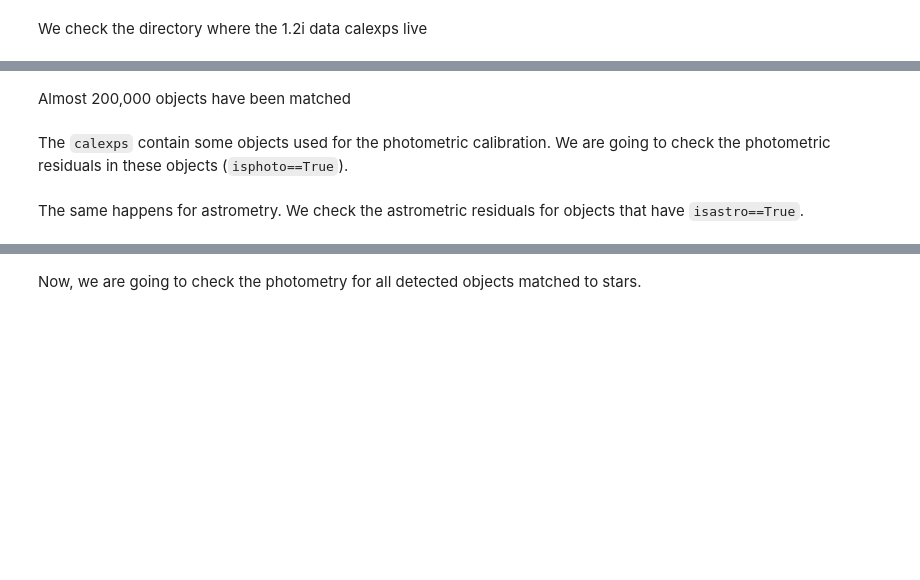
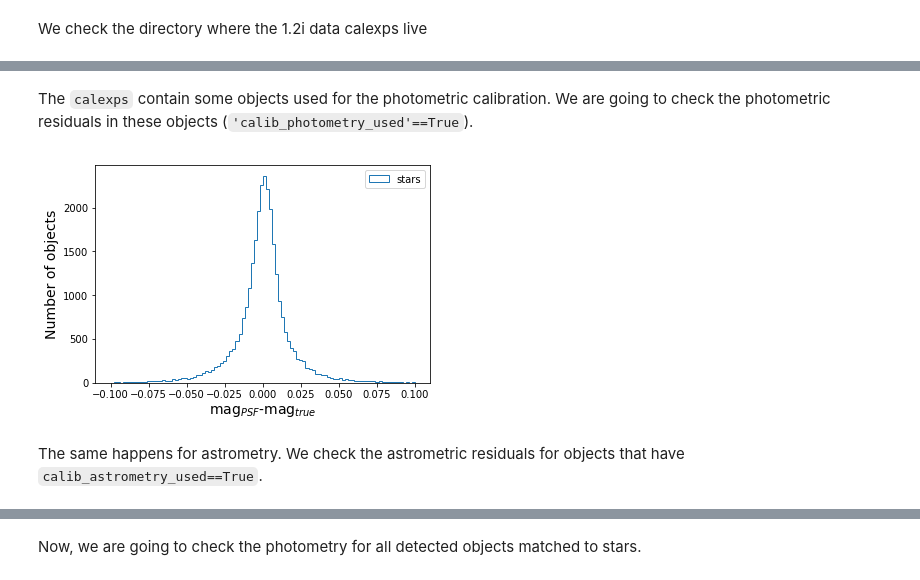
Before and after one commit to LSSTDESC/DC2-analysis, a Jupyter notebook: validation/DC2_calexp_src_validation_1p2.ipynb, the cells around one changed output, grey strips where cells are left out. Saved outputs shown, nothing was run; the diff lists cells and outputs as text; code cells hidden in the pictures; blank space fills up the shorter version.

```diff
--- a/validation/DC2_calexp_src_validation_1p2.ipynb
+++ b/validation/DC2_calexp_src_validation_1p2.ipynb
@@ -248,5 +134,10 @@ plt.ylabel('DEC [deg]')
+# %%
+import healpy as hp
+pixnums = hp.ang2pix(4096, np.pi/2-data_im['coord_dec'], data_im['coord_ra'])
+pixnums_true = hp.ang2pix(4096, np.pi/2.-np.radians(data['dec']), np.radians(data['ra']))
+in_footprint = np.in1d(pixnums_true, np.unique(pixnums))
 # %%
 # We only use objects in the true catalog that lie within the FOV
-ra_true = ra_true[in_footprint]
-dec_true = dec_true[in_footprint]
-mag_true = mag_true[in_footprint]
+ra_true = data['ra'][in_footprint]
+dec_true = data['dec'][in_footprint]
+mag_true = data['mag_r_lsst'][in_footprint]
@@ -330,12 +203,11 @@ def spatial_closest_mag_1band(ra_data,dec_data,mag_data,
             dist_out[i]=-99.
     return dist_out*3600., ids,matched
 # %%
-dd, ind_mag, matched = spatial_closest_mag_1band(ra_imsim[nchild_imsim==0],dec_imsim[nchild_imsim==0],mag_k_imsim[nchild_imsim==0],
-                              ra_true[mag_true<26],dec_true[mag_true<26],mag_true[mag_true<26],np.arange(np.count_nonzero(mag_true<26)),
-                              rmax=5,max_deltamag=1)
+dd, ind_mag, matched = spatial_closest_mag_1band(np.degrees(data_im['coord_ra']),
+                                                 np.degrees(data_im['coord_dec']),
+                                                 data_im['ext_photometryKron_KronFlux_mag'],
+                                                 ra_true,
+                                                 dec_true,
+                                                 mag_true,
+                                                 np.arange(len(ra_true)),
+                                                 rmax=5,max_deltamag=1)
-# %%
-_, ind_true, matched = spatial_closest_mag_1band(ra_imsim[nchild_imsim==0],dec_imsim[nchild_imsim==0],mag_k_imsim[nchild_imsim==0],
-                              ra_true[mag_true<26],dec_true[mag_true<26],mag_true[mag_true<26],data['object_id'],
-                              rmax=5,max_deltamag=1)
-# %% [markdown]
-Almost 200,000 objects have been matched
@@ -344,14 +214,15 @@ len(ind_mag)
 # %% [markdown]
-The `calexps` contain some objects used for the photometric calibration. We are going to check the photometric residuals in these objects (`isphoto==True`).
+The `calexps` contain some objects used for the photometric calibration. We are going to check the photometric residuals in these objects (`'calib_photometry_used'==True`).
 # %%
-plt.hist(mag_psf[nchild_imsim==0][(matched) & (isphoto[nchild_imsim==0]) &
-                                (data['star'][in_footprint][mag_true<26][ind_mag]==1)]-mag_true[mag_true<26][ind_mag][(matched) & (isphoto[nchild_imsim==0]) &
-                                                                                                                             (data['star'][in_footprint][mag_true<26][ind_mag]==1)],range=(-0.1,0.1),bins=100, histtype='step',label='stars')
-plt.hist(mag_psf[nchild_imsim==0][(matched) & (isphoto[nchild_imsim==0]) &
-                                   (data['star'][in_footprint][mag_true<26][ind_mag]==0)]-mag_true[mag_true<26][ind_mag][(matched) &
-                                                                                                                                (isphoto[nchild_imsim==0]) & (data['star'][in_footprint][mag_true<26][ind_mag]==0)],range=(-0.1,0.1),bins=100, histtype='step',label='galaxies')
+isphoto = data_im['calib_photometry_used']
+mag_psf = data_im['base_PsfFlux_mag']
+data_mask = (matched) & (isphoto) & (data['star'][in_footprint][ind_mag]) # We want objects used for photometric calibration matched to stars
+plt.hist(mag_psf[data_mask] - mag_true[ind_mag][data_mask],
+        range=(-0.1,0.1),bins=100, histtype='step',label='stars')
 plt.xlabel('mag$_{PSF}$-mag$_{true}$',fontsize=14)
 plt.ylabel('Number of objects',fontsize=14)
-plt.legend(loc='best')
+plt.legend(loc='best');
+# %% [output]
+[figure, added]
 # %% [markdown]
-The same happens for astrometry. We check the astrometric residuals for objects that have `isastro==True`.
+The same happens for astrometry. We check the astrometric residuals for objects that have `calib_astrometry_used==True`.
```
Also changed, not shown: parts of 67 cells of this notebook.
